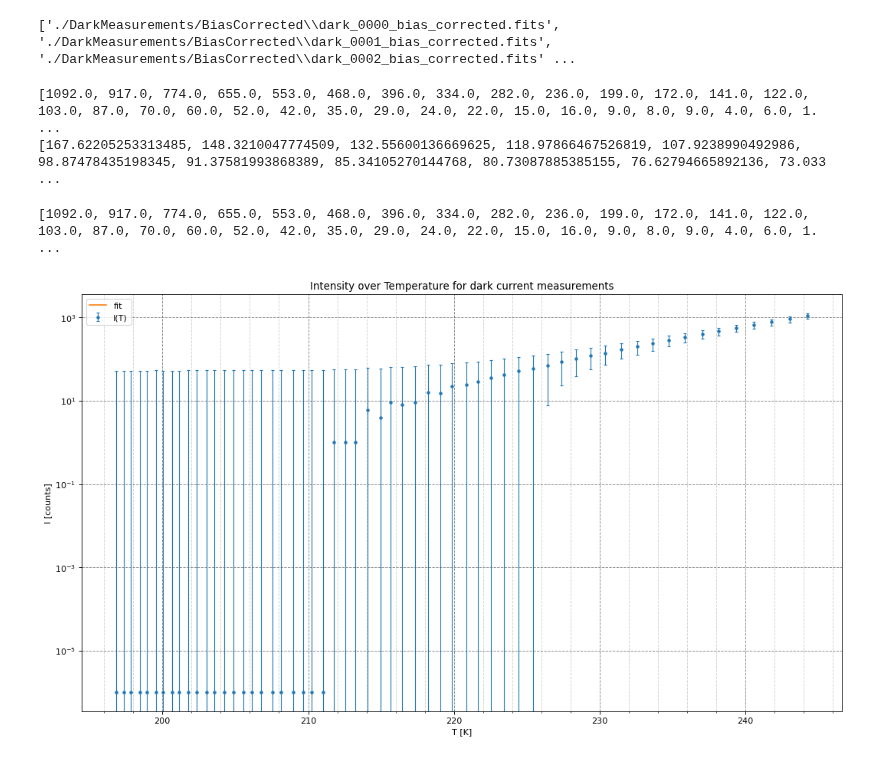
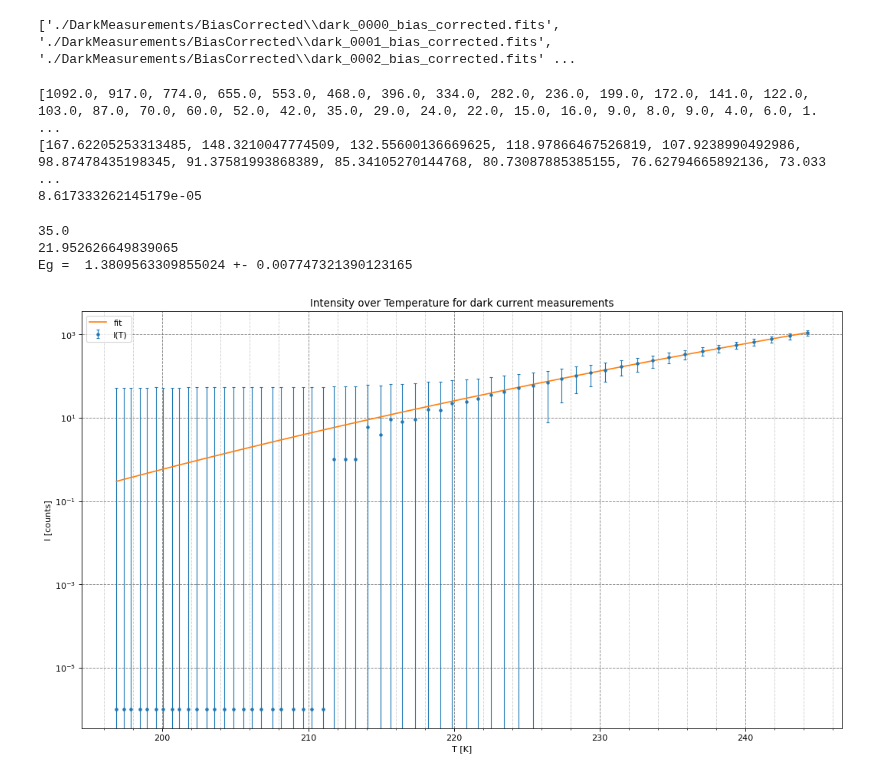
Before and after one commit to fexfl/FP, a Jupyter notebook: F30/F30 Analysis.ipynb, the cells around one changed output. Drawn from its saved outputs; the diff is of its cells as text; code cells hidden in the pictures.

```diff
--- a/F30/F30 Analysis.ipynb
+++ b/F30/F30 Analysis.ipynb
@@ -104,31 +104,40 @@ print(dark_medians)
 print(dark_errors)
 
 def dark_current(T, A, Eg):
-    return A * T**(3/2) * np.exp(-Eg / (2*sc.k*T))
+    return A * T**(3/2) * np.exp(-Eg / (2*(sc.k/sc.e)*T))
+
+print(sc.k/sc.e)
 # %% [output]
 [1092.0, 917.0, 774.0, 655.0, 553.0, 468.0, 396.0, 334.0, 282.0, 236.0, 199.0, 172.0, 141.0, 122.0, 103.0, 87.0, 70.0, 60.0, 52.0, 42.0, 35.0, 29.0, 24.0, 22.0, 15.0, 16.0, 9.0, 8.0, 9.0, 4.0, 6.0, 1. ...
 [167.62205253313485, 148.3210047774509, 132.55600136669625, 118.97866467526819, 107.9238990492986, 98.87478435198345, 91.37581993868389, 85.34105270144768, 80.73087885385155, 76.62794665892136, 73.033 ...
+8.617333262145179e-05
 # %%
 temperatures_np = np.asarray(temperatures)
 temperatures_np = temperatures_np + 273.15
 
 for i in range(len(dark_medians)):
     if dark_medians[i] <= 0:
         dark_medians[i] = 10**(-6)
-print(dark_medians)
-popt_dc, pcov_dc = curve_fit(dark_current, temperatures_np, dark_medians, sigma=dark_errors, p0=[dark_medians[0], 7.178*10**(18)])
+print(dark_medians[20])
+print(dark_current(220, 100000000000, 1.15))
+popt_dc, pcov_dc = curve_fit(dark_current, temperatures_np, dark_medians, sigma=dark_errors, p0=[100000000000, 1.15])
 
 plt.figure(figsize=(16, 9), dpi=80)
 plt.errorbar(temperatures_np,dark_medians, yerr = dark_errors, linestyle='None', marker = ".", label="I(T)", capsize = 2, elinewidth=1)
 plt.plot(temperatures_np, dark_current(temperatures_np, *popt_dc), label="fit")
+#plt.plot(temperatures_np, dark_current(temperatures_np, 100000000000, 1.15))
 plt.xlabel('T [K]')
 plt.ylabel('I [counts]')
 plt.title('Intensity over Temperature for dark current measurements')
 plt.yscale('log')
 plt.legend()
 plt.grid(b=True, which='major', color='#666666', linestyle='--', alpha = 0.8)
 plt.grid(b=True, which='minor', color='#666666', linestyle='--', alpha = 0.3)
 plt.minorticks_on()
+
+print("Eg = ", popt_dc[1], "+-", np.sqrt(pcov_dc[1,1]))
 # %% [output]
-[1092.0, 917.0, 774.0, 655.0, 553.0, 468.0, 396.0, 334.0, 282.0, 236.0, 199.0, 172.0, 141.0, 122.0, 103.0, 87.0, 70.0, 60.0, 52.0, 42.0, 35.0, 29.0, 24.0, 22.0, 15.0, 16.0, 9.0, 8.0, 9.0, 4.0, 6.0, 1. ...
+35.0
+21.952626649839065
+Eg =  1.3809563309855024 +- 0.007747321390123165
-[figure, old version]
+[figure, new version]
```
